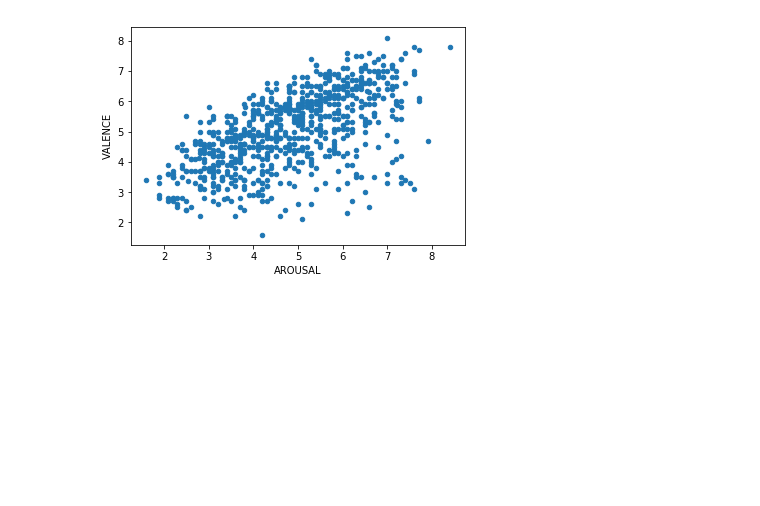
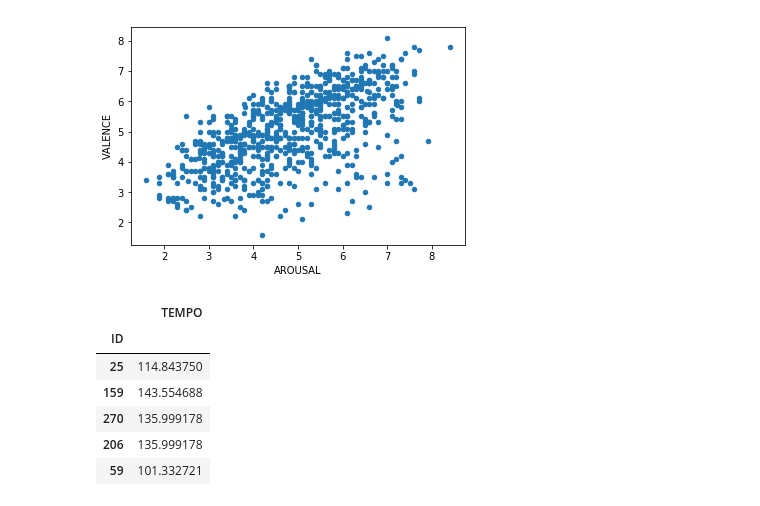
Before and after one commit to thomas-adriano/music-emotions-intel, a Jupyter notebook: jupyter-notebook/correlations.ipynb, the cells around one changed output. Cells and saved outputs as stored; diff of their text form; code cells hidden in the pictures; blank space fills up the shorter version.

```diff
--- a/jupyter-notebook/correlations.ipynb
+++ b/jupyter-notebook/correlations.ipynb
@@ -25,0 +35,13 @@ print(data)
+# %%
+tempo_dict = {'ID': tempos_ids, 'TEMPO': tempos}
+tempo_data = pd.DataFrame(tempo_dict)
+tempo_data = tempo_data.set_index('ID')
+tempo_data.head()
+# %% [output]
+|  | TEMPO |
+| ID |  |
+| 25 | 114.843750 |
+| 159 | 143.554688 |
+| 270 | 135.999178 |
+| 206 | 135.999178 |
+| 59 | 101.332721 |
```
Also changed, not shown: parts of 6 cells of this notebook, 3 other files.
